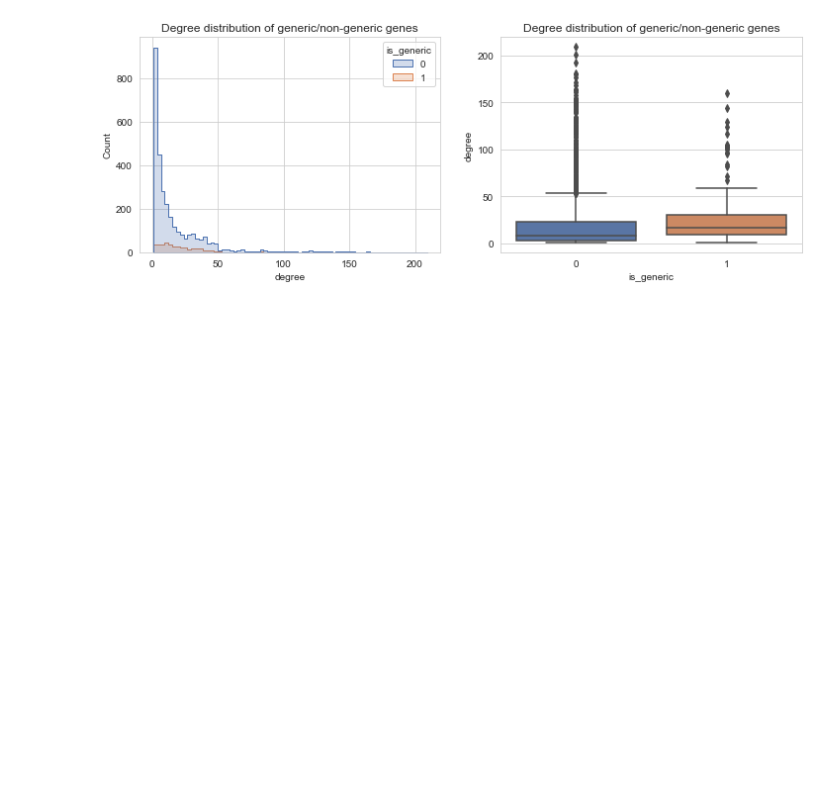
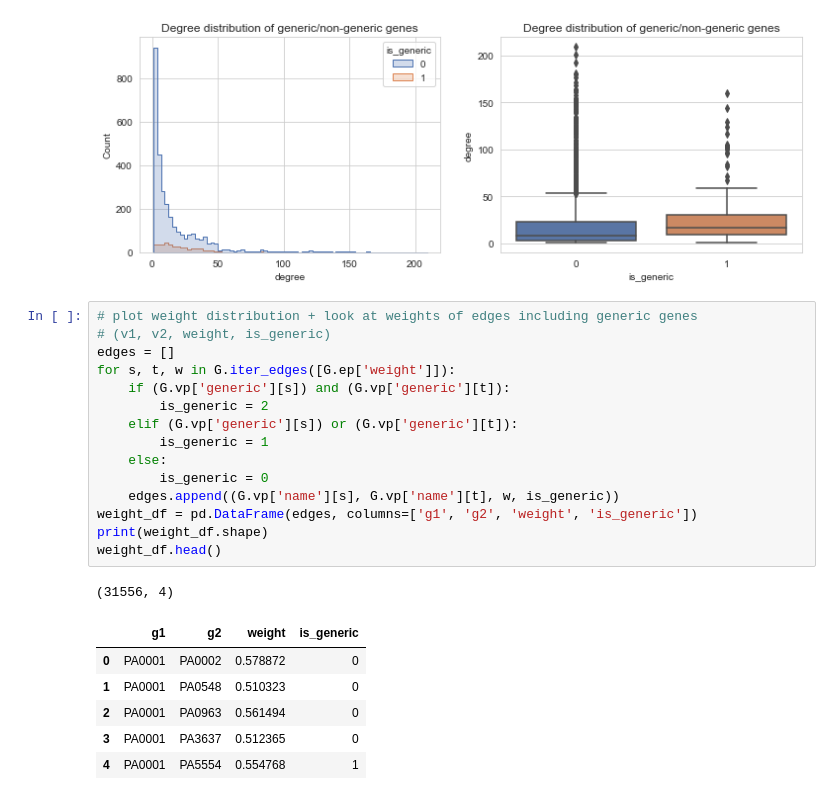
Before and after one commit to greenelab/generic-expression-patterns, a Jupyter notebook: network_analysis/preprocess_network_data.ipynb, the cells around one changed output. Cells and saved outputs as stored; diff of their text form; blank space fills up the shorter version.

```diff
--- a/network_analysis/preprocess_network_data.ipynb
+++ b/network_analysis/preprocess_network_data.ipynb
@@ -129,3 +129,26 @@ axarr[1].set_title('Degree distribution of generic/non-generic genes')
 # %% [output]
 Text(0.5, 1.0, 'Degree distribution of generic/non-generic genes')
 [figure]
+# %%
+# plot weight distribution + look at weights of edges including generic genes
+# (v1, v2, weight, is_generic)
+edges = []
+for s, t, w in G.iter_edges([G.ep['weight']]):
+    if (G.vp['generic'][s]) and (G.vp['generic'][t]):
+        is_generic = 2
+    elif (G.vp['generic'][s]) or (G.vp['generic'][t]):
+        is_generic = 1
+    else:
+        is_generic = 0
+    edges.append((G.vp['name'][s], G.vp['name'][t], w, is_generic))
+weight_df = pd.DataFrame(edges, columns=['g1', 'g2', 'weight', 'is_generic'])
+print(weight_df.shape)
+weight_df.head()
+# %% [output]
+(31556, 4)
+|  | g1 | g2 | weight | is_generic |
+| 0 | PA0001 | PA0002 | 0.578872 | 0 |
+| 1 | PA0001 | PA0548 | 0.510323 | 0 |
+| 2 | PA0001 | PA0963 | 0.561494 | 0 |
+| 3 | PA0001 | PA3637 | 0.512365 | 0 |
+| 4 | PA0001 | PA5554 | 0.554768 | 1 |
```
Also changed, not shown: parts of 1 cell of this notebook.
